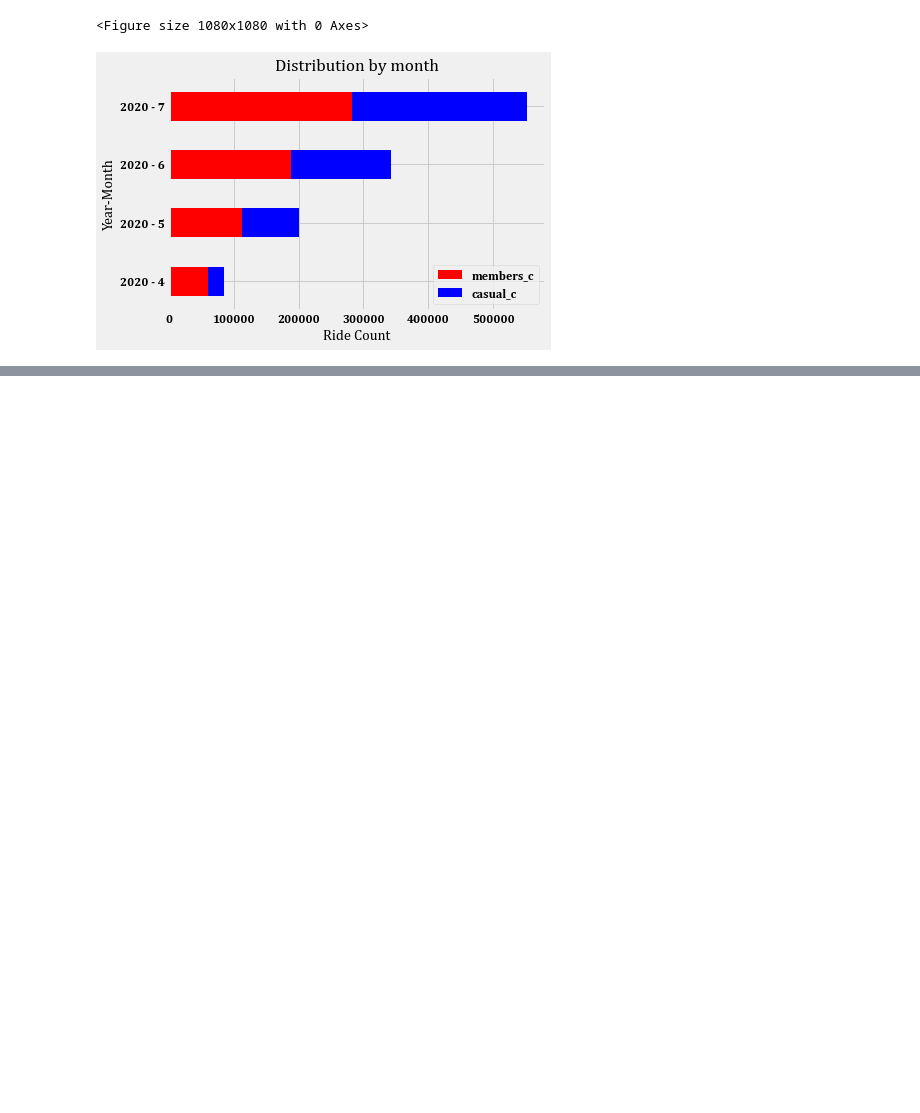
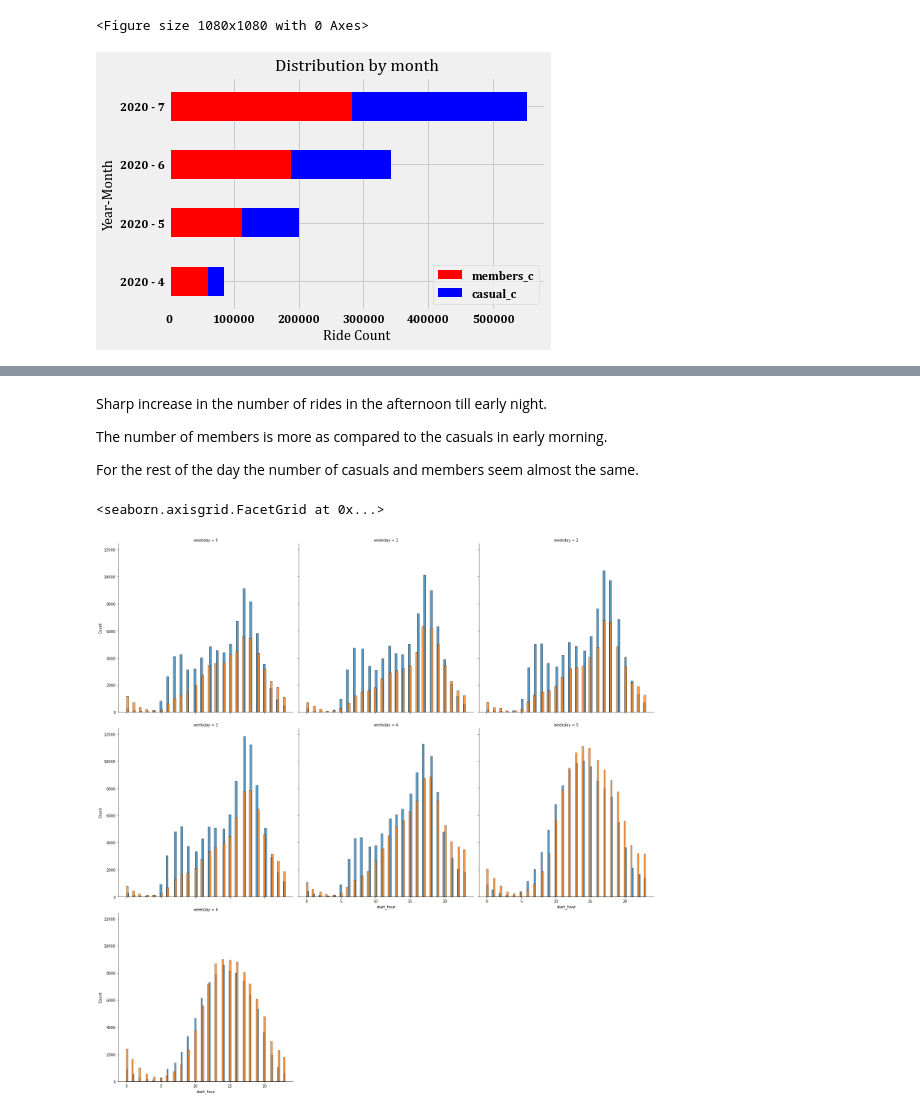
Before and after one commit to deepbdoshi/Google-Analytics-Capstone-Project, a Jupyter notebook: Google Analytics Capstone Project 1.ipynb, the cells around one changed output, grey strips where cells are left out. Cells and saved outputs as stored; diff of their text form; code cells hidden in the pictures; blank space fills up the shorter version.

Commit message:
Distribution by Start Hour by Weekday

```diff
--- a/Google Analytics Capstone Project 1.ipynb
+++ b/Google Analytics Capstone Project 1.ipynb
@@ -280,0 +264,12 @@ data.head()
+# %% [markdown]
+Sharp increase in the number of rides in the afternoon till early night.
+
+The number of members is more as compared to the casuals in early morning.
+
+For the rest of the day the number of casuals and members seem almost the same.
+# %%
+g = sns.FacetGrid(data, col="weekday", height=7, aspect = 1, col_wrap=3, hue='member_casual', legend_out=True)
+g.map(sns.histplot, "start_hour")
+# %% [output]
+<seaborn.axisgrid.FacetGrid at 0x...>
+[figure, added]
```
Also changed, not shown: parts of 23 cells of this notebook.
